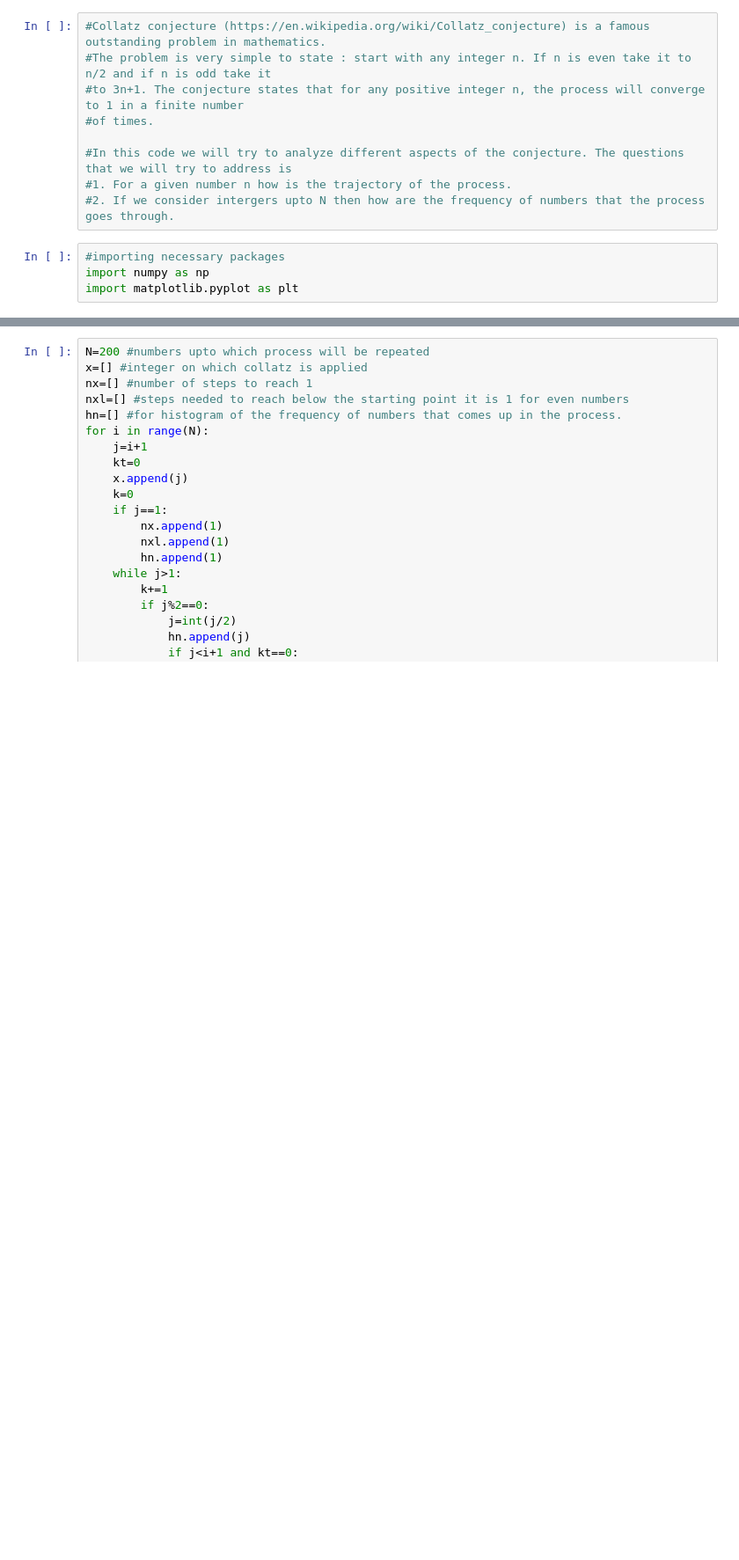
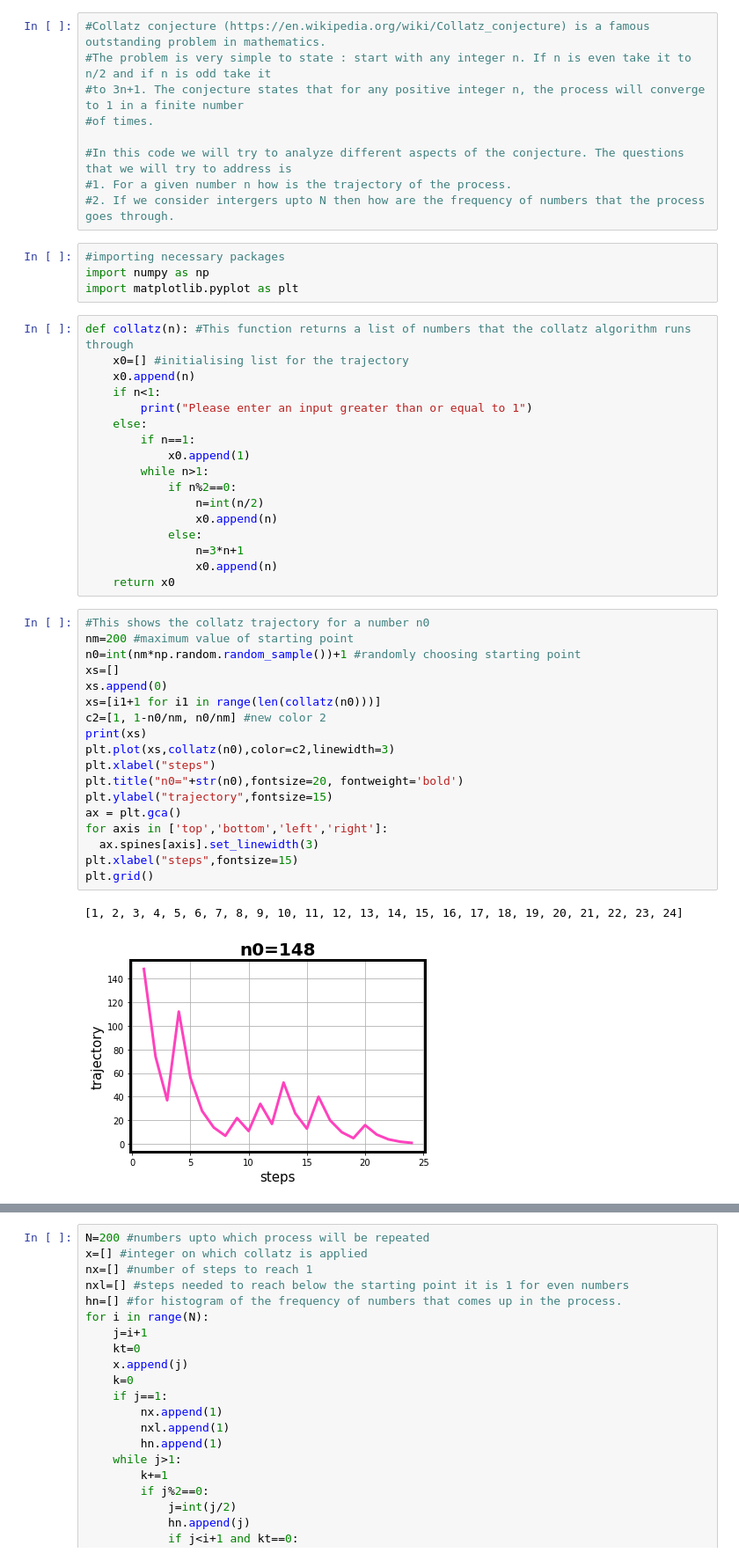
Before and after one commit to souticksaha21/Python_codes, a Jupyter notebook: Collatz_conjecture.ipynb, the cells around one changed output, grey strips where cells are left out. Shown: that part at 88% size. Cells and saved outputs as stored; diff of their text form; blank space fills up the shorter version.

```diff
--- a/Collatz_conjecture.ipynb
+++ b/Collatz_conjecture.ipynb
@@ -11,3 +11,41 @@
 #importing necessary packages
 import numpy as np
 import matplotlib.pyplot as plt
+# %%
+def collatz(n): #This function returns a list of numbers that the collatz algorithm runs through
+    x0=[] #initialising list for the trajectory
+    x0.append(n)
+    if n<1:
+        print("Please enter an input greater than or equal to 1")
+    else:
+        if n==1:
+            x0.append(1)
+        while n>1:
+            if n%2==0:
+                n=int(n/2)
+                x0.append(n)
+            else:
+                n=3*n+1
+                x0.append(n)
+    return x0
+# %%
+#This shows the collatz trajectory for a number n0
+nm=200 #maximum value of starting point
+n0=int(nm*np.random.random_sample())+1 #randomly choosing starting point
+xs=[]
+xs.append(0)
+xs=[i1+1 for i1 in range(len(collatz(n0)))]
+c2=[1, 1-n0/nm, n0/nm] #new color 2
+print(xs)
+plt.plot(xs,collatz(n0),color=c2,linewidth=3)
+plt.xlabel("steps")
+plt.title("n0="+str(n0),fontsize=20, fontweight='bold')
+plt.ylabel("trajectory",fontsize=15)
+ax = plt.gca()
+for axis in ['top','bottom','left','right']:
+  ax.spines[axis].set_linewidth(3)
+plt.xlabel("steps",fontsize=15)
+plt.grid()
+# %% [output]
+[1, 2, 3, 4, 5, 6, 7, 8, 9, 10, 11, 12, 13, 14, 15, 16, 17, 18, 19, 20, 21, 22, 23, 24]
+[figure, added]
```
Also changed, not shown: parts of 8 cells of this notebook, 7 other files.
